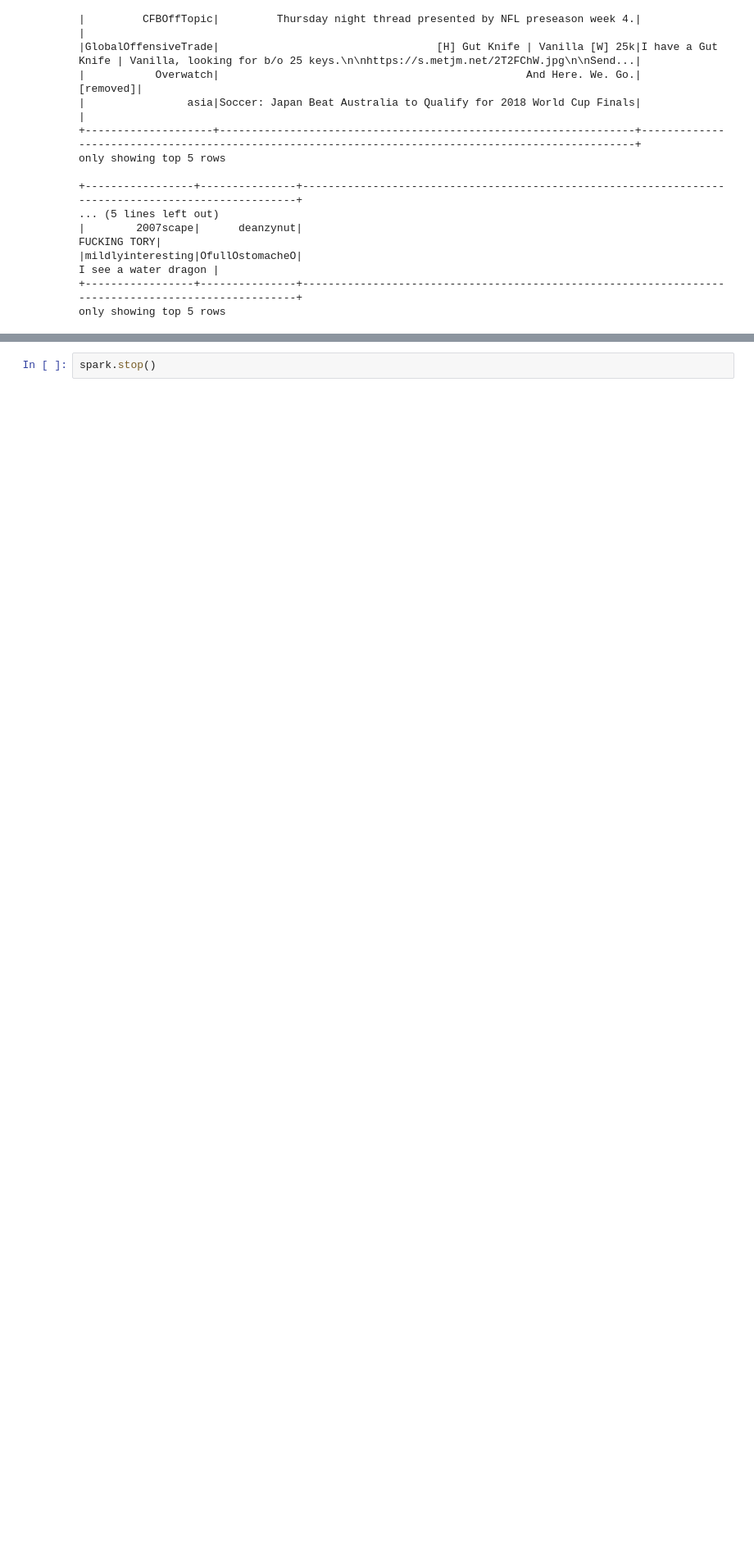
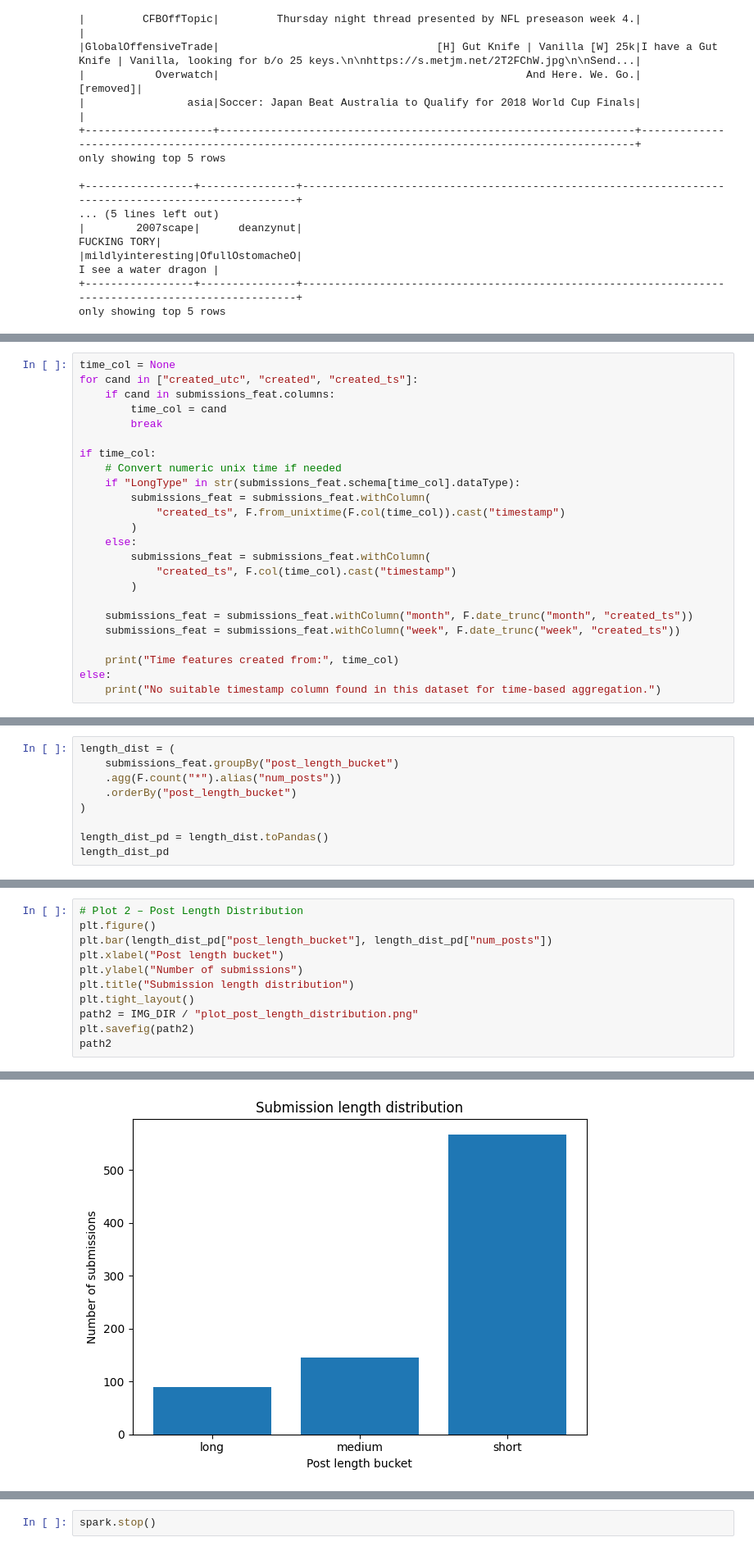
Before and after one commit to stevengao0/dsan6000-final-project, a Jupyter notebook: code/project_eda.ipynb, the cells around one changed output, grey strips where cells are left out. Shown at 82% size. Saved outputs shown, nothing was run; the diff lists cells and outputs as text; blank space fills up the shorter version.

```diff
--- a/code/project_eda.ipynb
+++ b/code/project_eda.ipynb
@@ -261,0 +330,24 @@ only showing top 20 rows
+# %%
+time_col = None
+for cand in ["created_utc", "created", "created_ts"]:
+    if cand in submissions_feat.columns:
+        time_col = cand
+        break
+
+if time_col:
+    # Convert numeric unix time if needed
+    if "LongType" in str(submissions_feat.schema[time_col].dataType):
+        submissions_feat = submissions_feat.withColumn(
+            "created_ts", F.from_unixtime(F.col(time_col)).cast("timestamp")
+        )
+    else:
+        submissions_feat = submissions_feat.withColumn(
+            "created_ts", F.col(time_col).cast("timestamp")
+        )
+
+    submissions_feat = submissions_feat.withColumn("month", F.date_trunc("month", "created_ts"))
+    submissions_feat = submissions_feat.withColumn("week", F.date_trunc("week", "created_ts"))
+
+    print("Time features created from:", time_col)
+else:
+    print("No suitable timestamp column found in this dataset for time-based aggregation.")
@@ -261,0 +393,9 @@ only showing top 20 rows
+# %%
+length_dist = (
+    submissions_feat.groupBy("post_length_bucket")
+    .agg(F.count("*").alias("num_posts"))
+    .orderBy("post_length_bucket")
+)
+
+length_dist_pd = length_dist.toPandas()
+length_dist_pd
@@ -261,0 +458,12 @@ only showing top 20 rows
+# %%
+# Plot 2 – Post Length Distribution
+plt.figure()
+plt.bar(length_dist_pd["post_length_bucket"], length_dist_pd["num_posts"])
+plt.xlabel("Post length bucket")
+plt.ylabel("Number of submissions")
+plt.title("Submission length distribution")
+plt.tight_layout()
+path2 = IMG_DIR / "plot_post_length_distribution.png"
+plt.savefig(path2)
+path2
+# %% [output]
@@ -261,0 +471 @@ only showing top 20 rows
+[figure, added]
```
Also changed, not shown: parts of 32 cells of this notebook, 8 other files.
